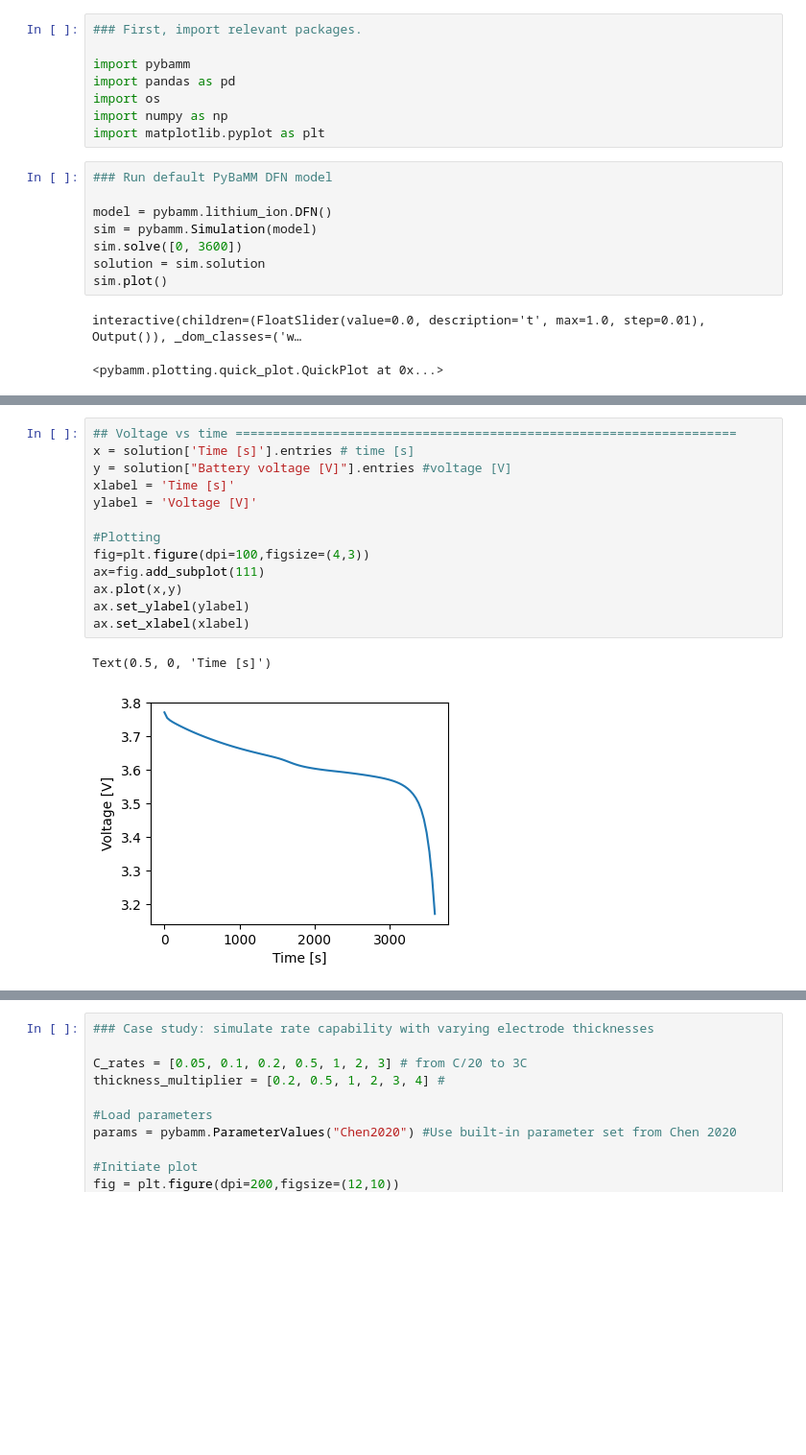
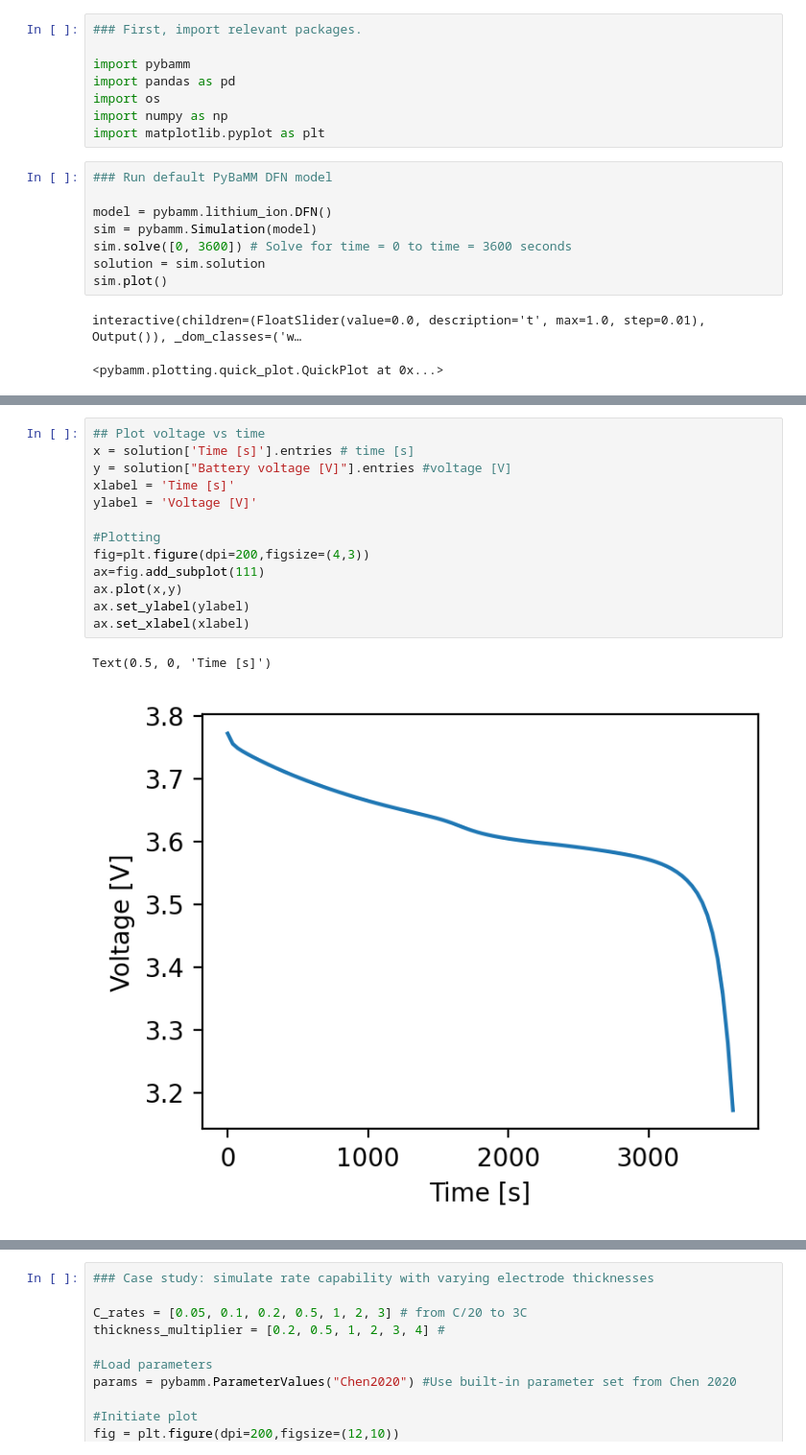
Before and after one commit to wesleykchang/Spring-2024-MEMT680, a Jupyter notebook: Spring 2024 MEMT680/Session-3.ipynb, the cells around one changed output, grey strips where cells are left out. Shown at 96% size. Saved outputs shown, nothing was run; the diff lists cells and outputs as text; blank space fills up the shorter version.

```diff
--- a/Spring 2024 MEMT680/Session-3.ipynb
+++ b/Spring 2024 MEMT680/Session-3.ipynb
@@ -221,7 +221,7 @@ import matplotlib.pyplot as plt
 
 model = pybamm.lithium_ion.DFN()
 sim = pybamm.Simulation(model)
-sim.solve([0, 3600])
+sim.solve([0, 3600]) # Solve for time = 0 to time = 3600 seconds
 solution = sim.solution
 sim.plot()
 # %% [output]
@@ -253,19 +253,19 @@ Total lithium lost from electrolyte [mol]
 Total lithium lost to side reactions [mol]
 Total capacity lost to side reactions [A.h]
 # %%
-## Voltage vs time ===================================================================
+## Plot voltage vs time
 x = solution['Time [s]'].entries # time [s]
 y = solution["Battery voltage [V]"].entries #voltage [V]
 xlabel = 'Time [s]'
 ylabel = 'Voltage [V]'
 
 #Plotting
-fig=plt.figure(dpi=100,figsize=(4,3))
+fig=plt.figure(dpi=200,figsize=(4,3))
 ax=fig.add_subplot(111)
 ax.plot(x,y)
 ax.set_ylabel(ylabel)
 ax.set_xlabel(xlabel)
 # %% [output]
 Text(0.5, 0, 'Time [s]')
-[figure, old version]
+[figure, new version]
 # %%
```
Also changed, not shown: parts of 2 cells of this notebook.
